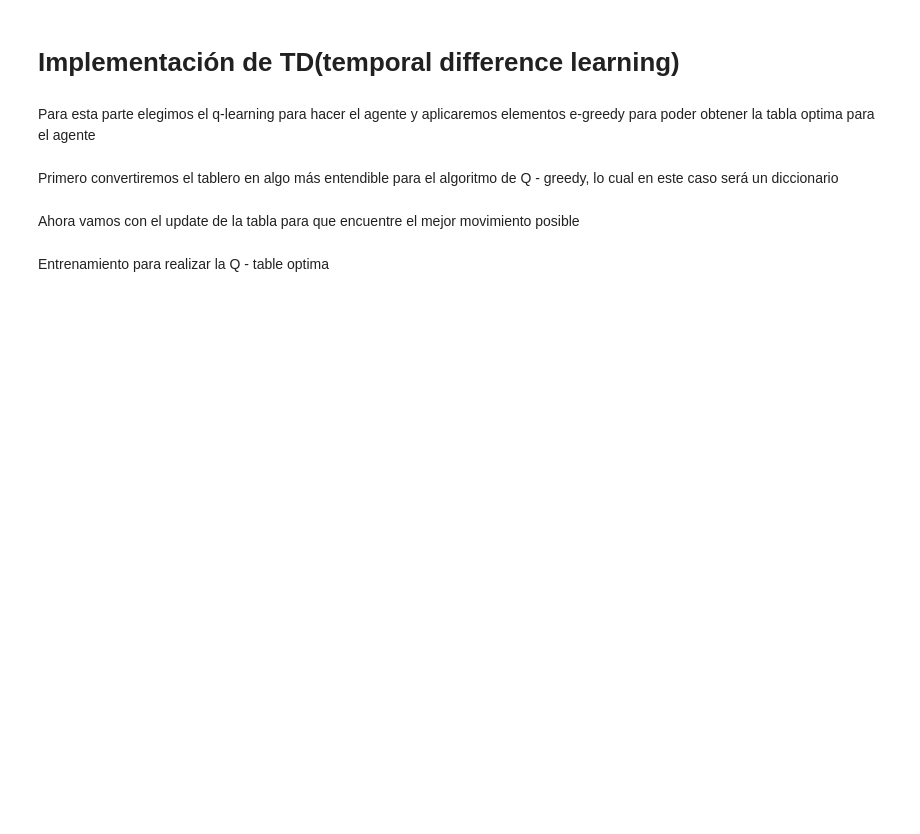
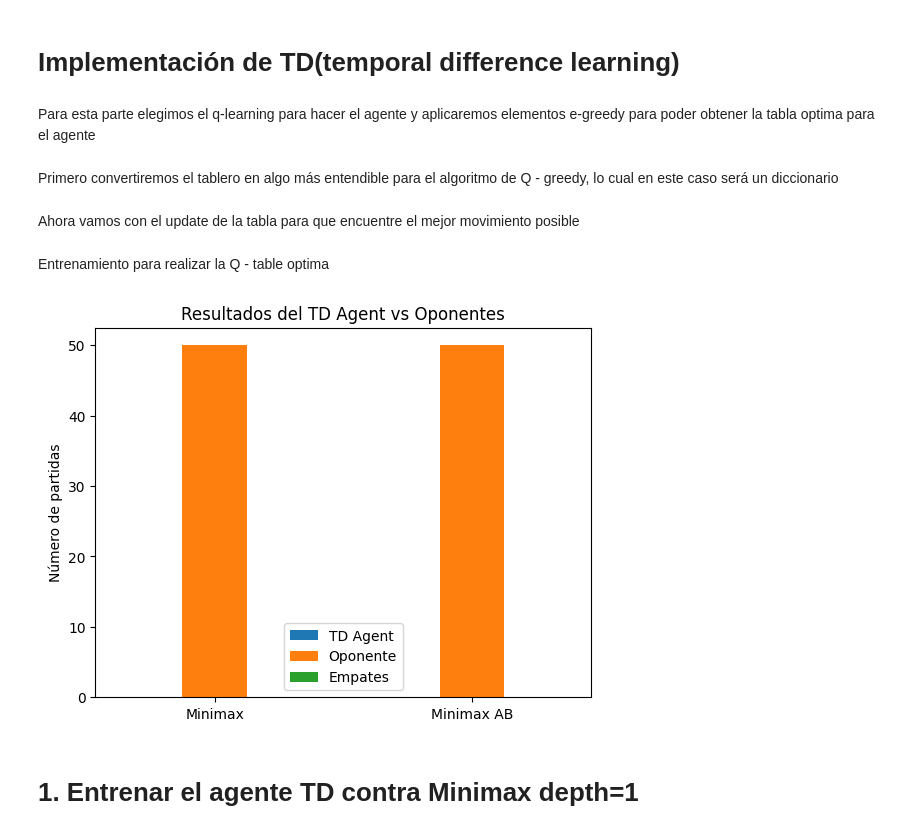
Before and after one commit to nel-eleven11/Lab7_IA, a Jupyter notebook: lab7.ipynb, the cells around one changed output. Cells and saved outputs as stored; diff of their text form; code cells hidden in the pictures; blank space fills up the shorter version.

Commit message:
td learning, graphs and testing

```diff
--- a/lab7.ipynb
+++ b/lab7.ipynb
@@ -467,30 +467,60 @@ def evaluate_agent(Q_table, episodes=50, depth=3, use_alpha_beta=False, opponent
     draws = 0
 
     for _ in range(episodes):
         game = Connect4Env()
         game.reset()
         done = False
         current_player = 1  # TD empieza
 
         while not done:
             if current_player == 1:
                 state_key = get_state_key(game.board)
                 valid_actions = get_valid_locations(game.board)
                 initialize_q_state(state_key, valid_actions, Q_table)
                 action = choose_action(state_key, valid_actions, Q_table, epsilon=0.0)
             else:
                 if opponent_type == 'minimax':
                     action = get_best_move(game.board.copy(), depth, use_alpha_beta, piece=2)
 
             game.make_move(action)
             current_player = 3 - current_player
             done = game.game_over
 
         if game.winner == 1:
             td_wins += 1
         elif game.winner == 2:
             opp_wins += 1
         else:
             draws += 1
 
     return td_wins, opp_wins, draws
+
+results = {
+    "Minimax": evaluate_agent(Q_table, episodes=50, use_alpha_beta=False),
+    "Minimax AB": evaluate_agent(Q_table, episodes=50, use_alpha_beta=True)
+}
+
+labels = ['TD Agent', 'Minimax', 'Empates']
+x = list(results.keys())
+td_values = [results[k][0] for k in x]
+opp_values = [results[k][1] for k in x]
+draws = [results[k][2] for k in x]
+
+bar_width = 0.25
+r1 = range(len(x))
+r2 = [i + bar_width for i in r1]
+r3 = [i + bar_width*2 for i in r1]
+
+plt.bar(r1, td_values, width=bar_width, label='TD Agent')
+plt.bar(r2, opp_values, width=bar_width, label='Oponente')
+plt.bar(r3, draws, width=bar_width, label='Empates')
+
+plt.xticks([r + bar_width for r in range(len(x))], x)
+plt.ylabel("Número de partidas")
+plt.title("Resultados del TD Agent vs Oponentes")
+plt.legend()
+plt.show()
+# %% [output]
+[figure, added]
+# %% [markdown]
+# 1. Entrenar el agente TD contra Minimax depth=1
```
Also changed, not shown: parts of 6 cells of this notebook.
